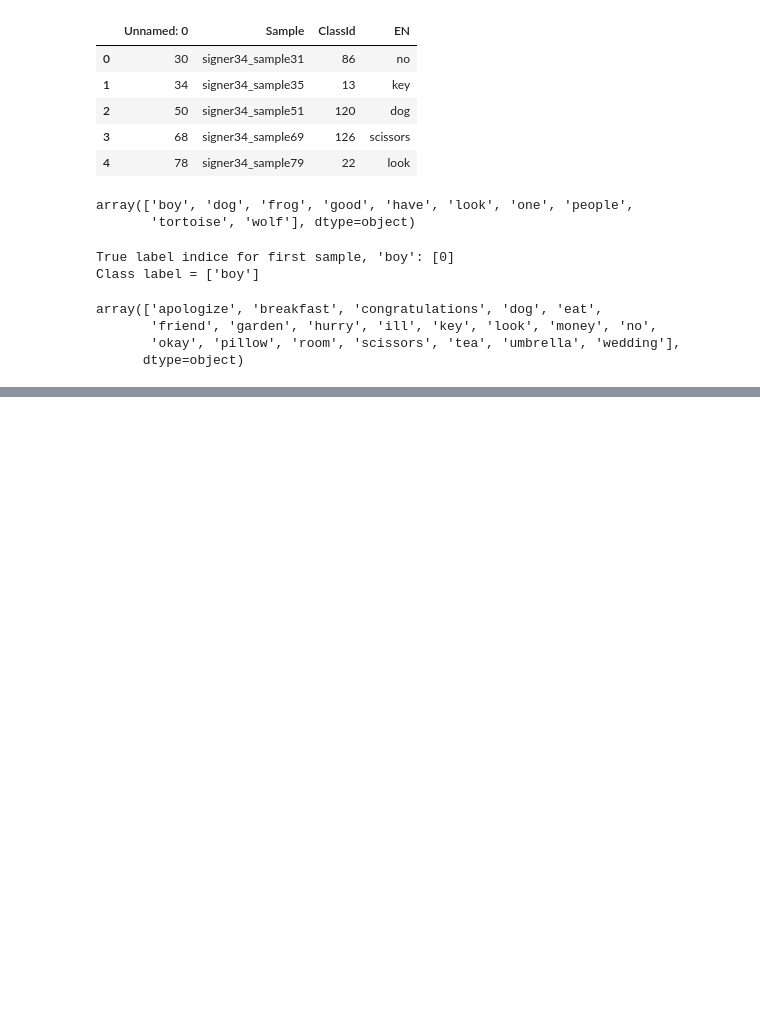
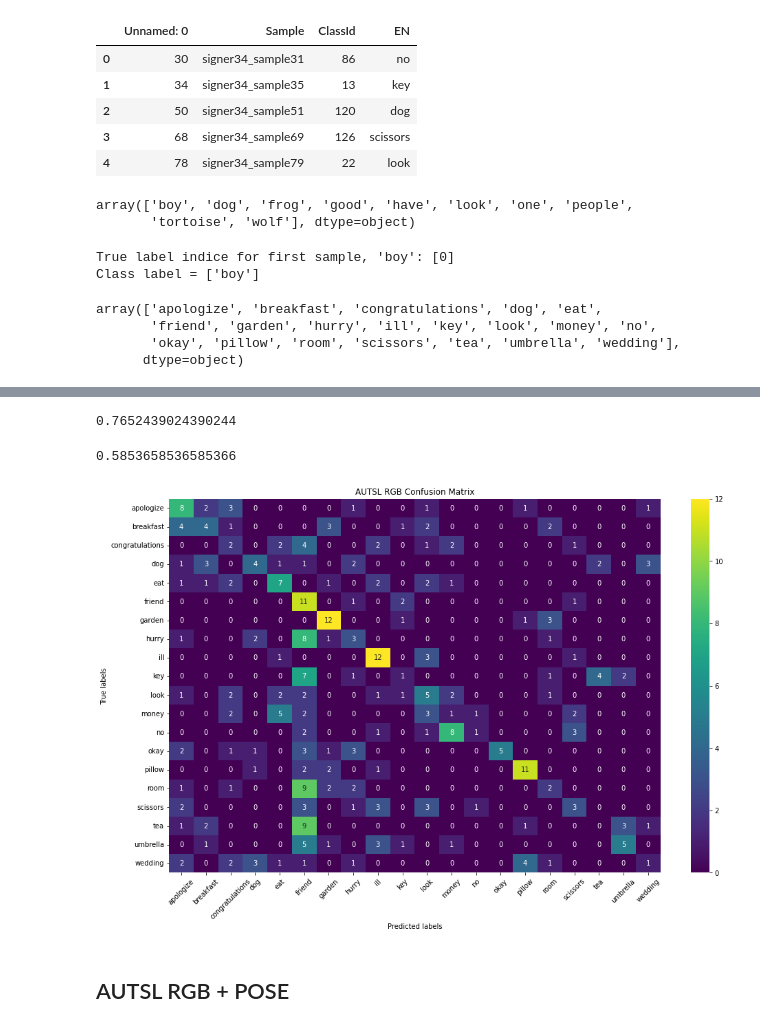
Before and after one commit to JNRuan/auslan-ml-feature-exploration, a Jupyter notebook: TestModels.ipynb, the cells around one changed output, grey strips where cells are left out. Saved outputs shown, nothing was run; the diff lists cells and outputs as text; code cells hidden in the pictures; blank space fills up the shorter version.

```diff
--- a/TestModels.ipynb
+++ b/TestModels.ipynb
@@ -66,7 +67,7 @@ array(['apologize', 'breakfast', 'congratulations', 'dog', 'eat',
        'okay', 'pillow', 'room', 'scissors', 'tea', 'umbrella', 'wedding'],
       dtype=object)
 # %%
-autsl_true_label_indices = [np.where(autsl_classes == label)[0].item() for label in autsl_true_labels]
+autsl_true_label_indices = [np.where(autsl_classes == label)[0] for label in autsl_true_labels]
 # autsl_true_label_indices
 print(f"True label indice for first sample, 'no': {autsl_true_label_indices[0]}")
 print(f"Class label = {autsl_classes[autsl_true_label_indices[0]]}")
@@ -153,0 +143,3 @@ show_image_seq(depth_seq)
+# %%
+# Evaluate model
+predictions = autsl_model.predict(autsl_rgb_gen, batch_size=batch, verbose=1)
@@ -153,0 +148,4 @@ show_image_seq(depth_seq)
+# %%
+top_1_predictions = np.argmax(predictions, axis=1)
+top_1_report = classification_report(autsl_true_label_indices[:top_1_predictions.shape[0]], top_1_predictions, target_names=autsl_classes)
+print(top_1_report)
@@ -153,0 +170,14 @@ show_image_seq(depth_seq)
+# %%
+top_n_accuracy(predictions, autsl_true_label_indices, 5)
+# %% [output]
+0.7652439024390244
+# %%
+top_n_accuracy(predictions, autsl_true_label_indices, 3)
+# %% [output]
+0.5853658536585366
+# %%
+make_confusion_matrix(autsl_true_label_indices, top_1_predictions, autsl_classes, "AUTSL RGB")
+# %% [output]
+[figure, added]
+# %% [markdown]
+## AUTSL RGB + POSE
```
Also changed, not shown: parts of 35 cells of this notebook.
